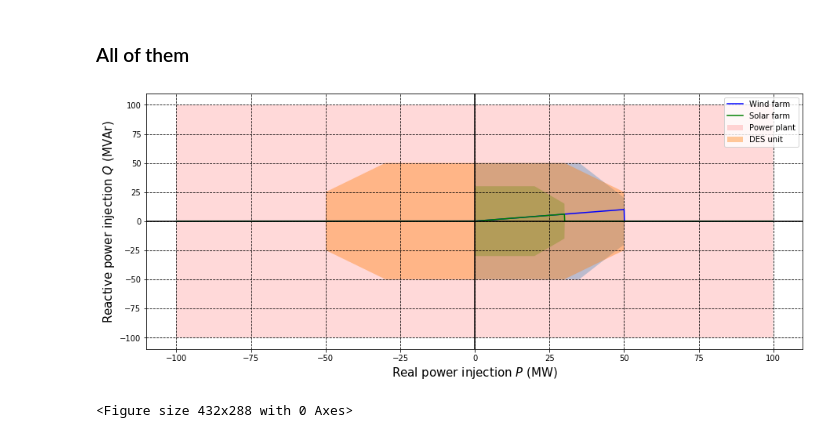
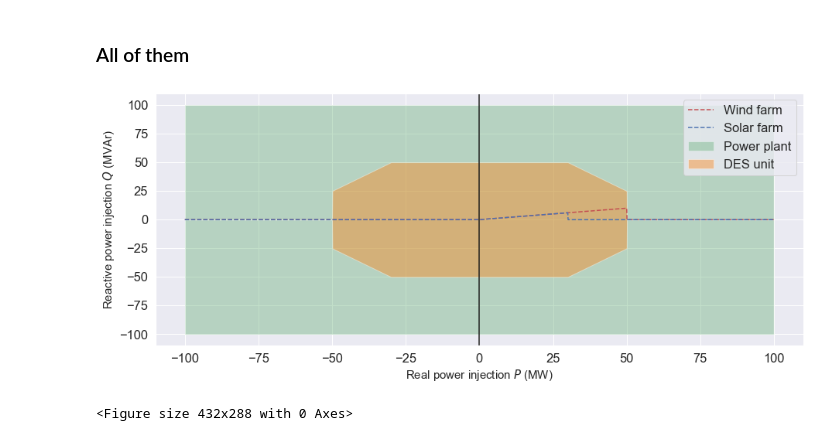
Before and after one commit to robinhenry/gym-anm, a Jupyter notebook: paper/regions_of_operation.ipynb, the cells around one changed output. Drawn from its saved outputs; the diff is of its cells as text; code cells hidden in the pictures.

```diff
--- a/paper/regions_of_operation.ipynb
+++ b/paper/regions_of_operation.ipynb
@@ -111,38 +112,38 @@ plt.plot(t, storage(t)[1])
 # %% [markdown]
 ### All of them
 # %%
+sns.set(style="darkgrid", font_scale=1.5)
+
 plt.figure(figsize=(15, 6))
-plt.rc('grid', linestyle="--", color='black')
-plt.grid(True)
 
 t = np.arange(-100, 100, 0.1)
 
 region_pp = power_plant(t)
 region_solar, line_solar = solar_farm(t)
 region_wind, line_wind = wind_farm(t)
 region_su = storage(t)
 
-plt.fill_between(t, region_pp[0], region_pp[1], facecolor='r', alpha=0.15, label='Power plant')
+plt.fill_between(t, region_pp[0], region_pp[1], facecolor='g', alpha=0.35, label='Power plant')
 
-plt.fill_between(t, region_wind[0], region_wind[1], facecolor='tab:blue', alpha=0.3)
-plt.plot(t, line_wind, color='b', label='Wind farm')
+# plt.fill_between(t, region_wind[0], region_wind[1], facecolor='tab:blue', alpha=0.3)
+plt.plot(t, line_wind, color='r', label='Wind farm', linestyle='--')
 
-plt.fill_between(t, region_solar[0], region_solar[1], facecolor='tab:green', alpha=0.4)
-plt.plot(t, line_solar, color='green', label='Solar farm')
+# plt.fill_between(t, region_solar[0], region_solar[1], facecolor='tab:green', alpha=0.4)
+plt.plot(t, line_solar, color='b', label='Solar farm', linestyle='--')
 
 plt.fill_between(t, region_su[0], region_su[1], facecolor='tab:orange', alpha=0.4, label='DES unit')
 
-plt.axhline(y=0, color='k')
+# plt.axhline(y=0, color='k')
 plt.axvline(x=0, color='k')
 
 plt.xlabel('Real power injection $P$ (MW)', fontsize=15)
 plt.ylabel('Reactive power injection $Q$ (MVAr)', fontsize=15)
 plt.legend()
 plt.xticks(np.arange(min(t), max(t)+1, 25))
 
-plt.savefig('pq_feasible_regions.png', tight_layout=True)
+plt.savefig('pq_feasible_regions.pdf', bbox_inches='tight')
 # %% [output]
-[figure, old version]
+[figure, new version]
 # %%
 # %% [output]
 <Figure size 432x288 with 0 Axes>
```
Also changed, not shown: parts of 1 cell of this notebook, 56 other files.
